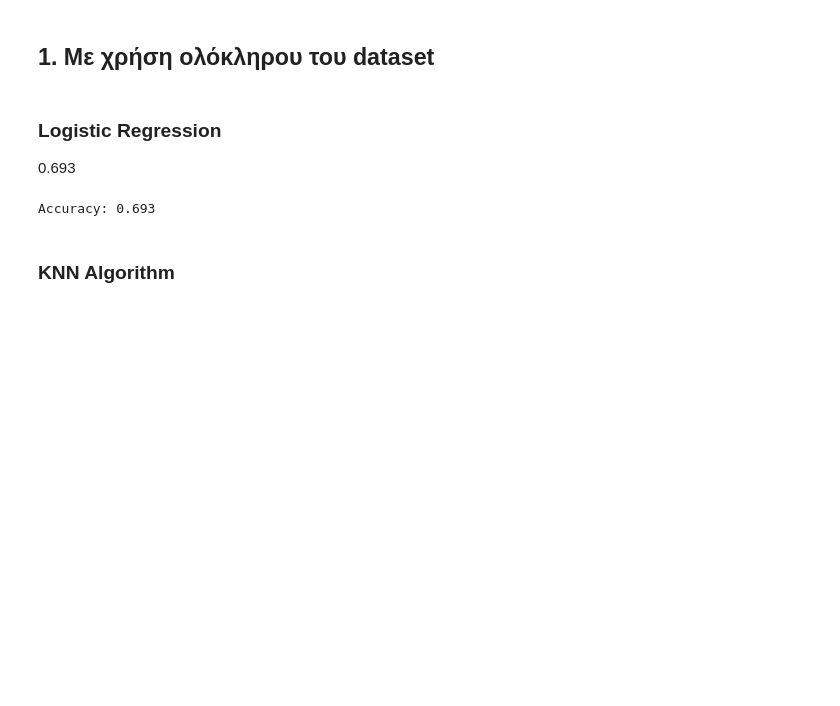
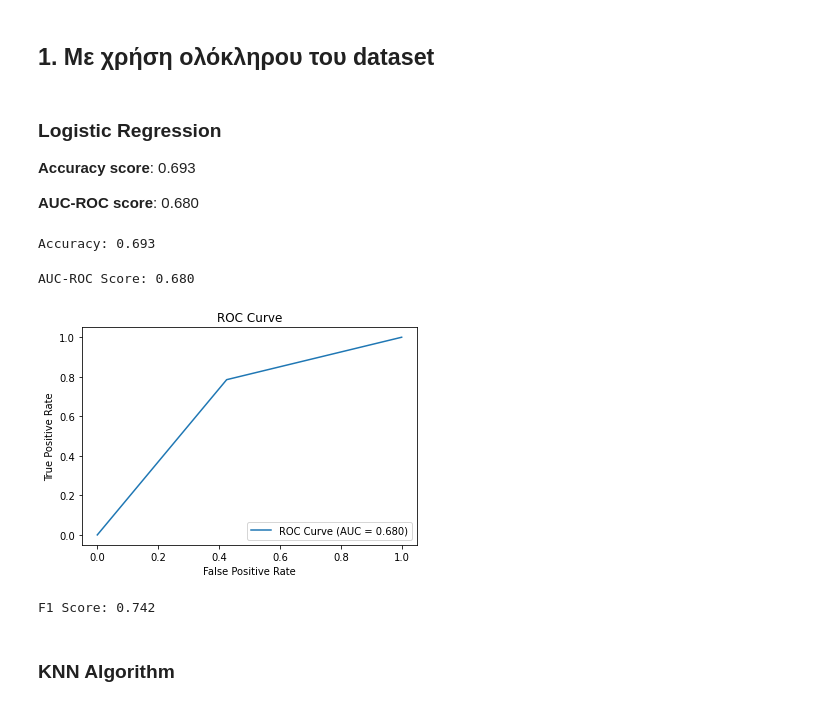
Before and after one commit to Maagnitude/coupon-recommend-models, a Jupyter notebook: coupon_recommend_models.ipynb, the cells around one changed output. Cells and saved outputs as stored; diff of their text form; code cells hidden in the pictures; blank space fills up the shorter version.

Commit message:
added some extra metrics, and explanations

```diff
--- a/coupon_recommend_models.ipynb
+++ b/coupon_recommend_models.ipynb
@@ -394,7 +392,9 @@ cluster_df = df.copy()
 X_train, X_test, y_train, y_test = split_func(df)
 # %% [markdown]
 ### **Logistic Regression**
-0.693
+**Accuracy score**: 0.693
+
+**AUC-ROC score**: 0.680
 # %%
 lr_mod = linear_model.LogisticRegression()
 lr_mod.fit(X_train, y_train)
@@ -407,6 +407,33 @@ log_accuracy = accuracy_score(y_test, y_pred_lr)
 print(f'Accuracy: {log_accuracy:.3f}')
 # %% [output]
 Accuracy: 0.693
+# %%
+from sklearn.metrics import roc_auc_score, roc_curve
+
+lr_roc_score = roc_auc_score(y_test, y_pred_lr)
+print(f'AUC-ROC Score: {lr_roc_score:.3f}')
+# %% [output]
+AUC-ROC Score: 0.680
+# %%
+# Υπολογισμός των ποσοστών ψευδώς θετικών και αληθώς θετικών.
+fpr, tpr, thresholds = roc_curve(y_test, y_pred_lr)
+
+# Plot της καμπύλης ROC
+plt.plot(fpr, tpr, label='ROC Curve (AUC = %0.3f)' % lr_roc_score)
+plt.xlabel('False Positive Rate')
+plt.ylabel('True Positive Rate')
+plt.title('ROC Curve')
+plt.legend(loc="lower right")
+plt.show()
+# %% [output]
+[figure, added]
+# %%
+from sklearn.metrics import f1_score
+
+f1 = f1_score(y_test, y_pred_lr)
+print(f'F1 Score: {f1:.3f}')
+# %% [output]
+F1 Score: 0.742
 # %% [markdown]
 ### **KNN Algorithm**
 # %% [markdown]
```
Also changed, not shown: parts of 13 cells of this notebook.
